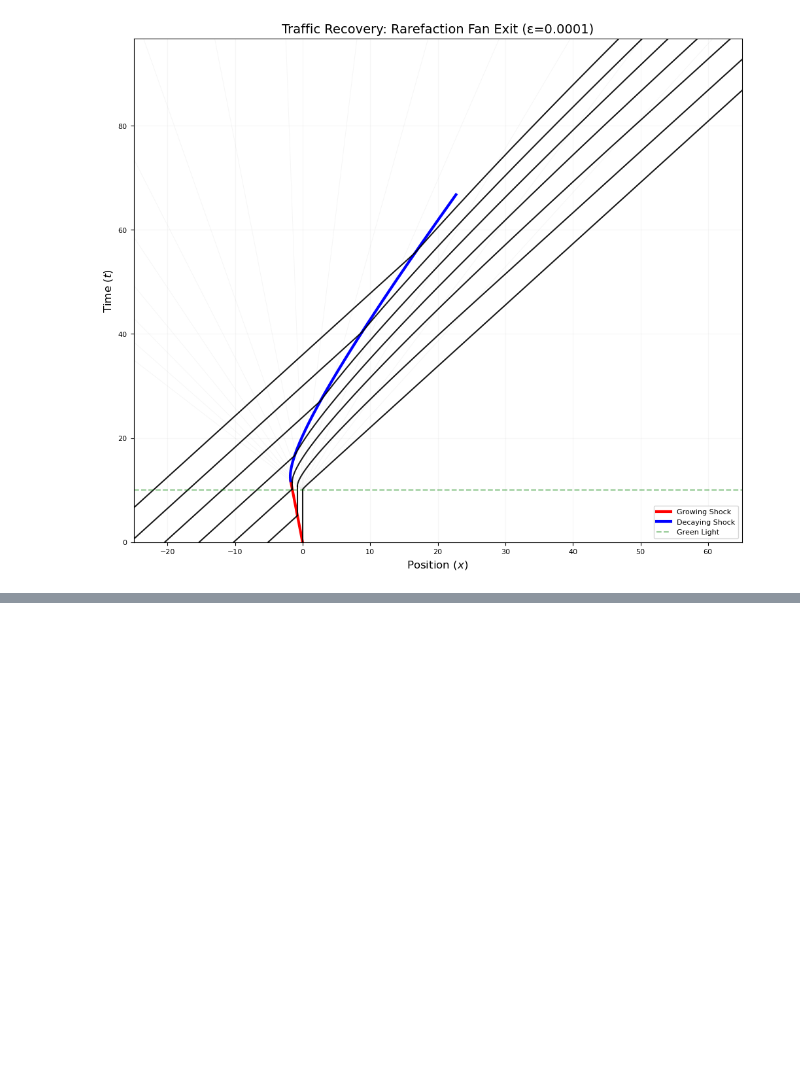
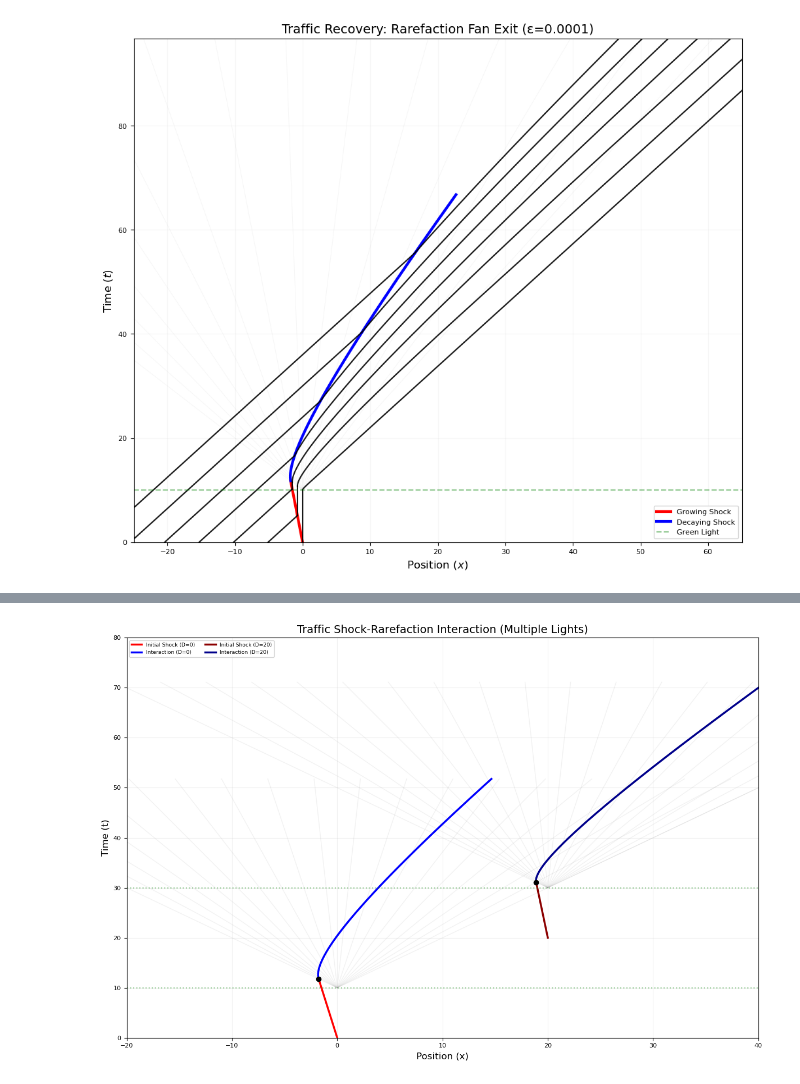
Before and after one commit to Javed54218/Group-4---Traffic, a Jupyter notebook: LWR_library_test.ipynb, the cells around one changed output, grey strips where cells are left out. Cells and saved outputs as stored; diff of their text form; code cells hidden in the pictures; blank space fills up the shorter version.

```diff
--- a/LWR_library_test.ipynb
+++ b/LWR_library_test.ipynb
@@ -564,0 +571,67 @@ plt.show()
+# %%
+import numpy as np
+import matplotlib.pyplot as plt
+
+# Initialize a single figure
+plt.figure(figsize=(12, 8))
+
+# Define a function to plot a light to avoid repetition and variable overwriting
+def plot_traffic_light(rho_in, t_R, t_delay, D, color_map):
+    t_G = t_R + t_delay
+    s = -rho_in  # Shock speed
+
+    # Transition Point
+    t_star = (t_G + s * t_R) / (1 + s)
+    x_star = D + s * (t_star - t_R)
+
+    # Ranges
+    t_max_local = t_star + 40
+    t_fan = np.linspace(t_G, t_max_local, 100)
+
+    # 1. Rarefaction Fan
+    fan_slopes = np.linspace(-1, 1, 20)
+    for slope in fan_slopes:
+        x_f = D + slope * (t_fan - t_G)
+        plt.plot(x_f, t_fan, color='gray', alpha=0.1, lw=1)
+
+    # 2. Initial Shock Wave
+    t_sw = np.linspace(t_R, t_star, 100)
+    x_sw = D + s * (t_sw - t_R)
+    plt.plot(x_sw, t_sw, color=color_map['shock'], lw=2.5, label=f'Initial Shock (D={D})')
+
+    # 3. Interaction Curve
+    t_trans = np.linspace(t_star, t_max_local, 400)
+    lin_term = (1 - 2 * rho_in) * (t_trans - t_G)
+    sqrt_inner = (s * (t_R - t_G) * (t_trans - t_G)) / (1 + s)
+    decay_term = - 2 * (1 - rho_in) * np.sqrt(sqrt_inner)
+    x_t = lin_term + D + decay_term
+    plt.plot(x_t, t_trans, color=color_map['inter'], lw=2.5, label=f'Interaction (D={D})')
+
+    # 4. Markers
+    plt.scatter([x_star], [t_star], color='black', zorder=5)
+    plt.axhline(t_G, color='green', ls=':', alpha=0.4)
+    return x_star, t_star
+
+# Plot Light 1
+plot_traffic_light(rho_in=0.15, t_R=0, t_delay=10, D=0,
+                   color_map={'shock': 'red', 'inter': 'blue'})
+
+# Plot Light 2
+plot_traffic_light(rho_in=0.1, t_R=20, t_delay=10, D=20,
+                   color_map={'shock': 'darkred', 'inter': 'darkblue'})
+
+# Final Formatting
+plt.title('Traffic Shock-Rarefaction Interaction (Multiple Lights)', fontsize=14)
+plt.xlabel('Position (x)', fontsize=12)
+plt.ylabel('Time (t)', fontsize=12)
+
+# Adjust limits to see both (D=0 and D=20)
+plt.xlim(-20, 40)
+plt.ylim(0, 80)
+plt.grid(True, alpha=0.2)
+plt.legend(loc='upper left', fontsize='small', ncol=2)
+
+plt.tight_layout()
+plt.show()
+# %% [output]
+[figure, added]
```
Also changed, not shown: parts of 8 cells of this notebook.
